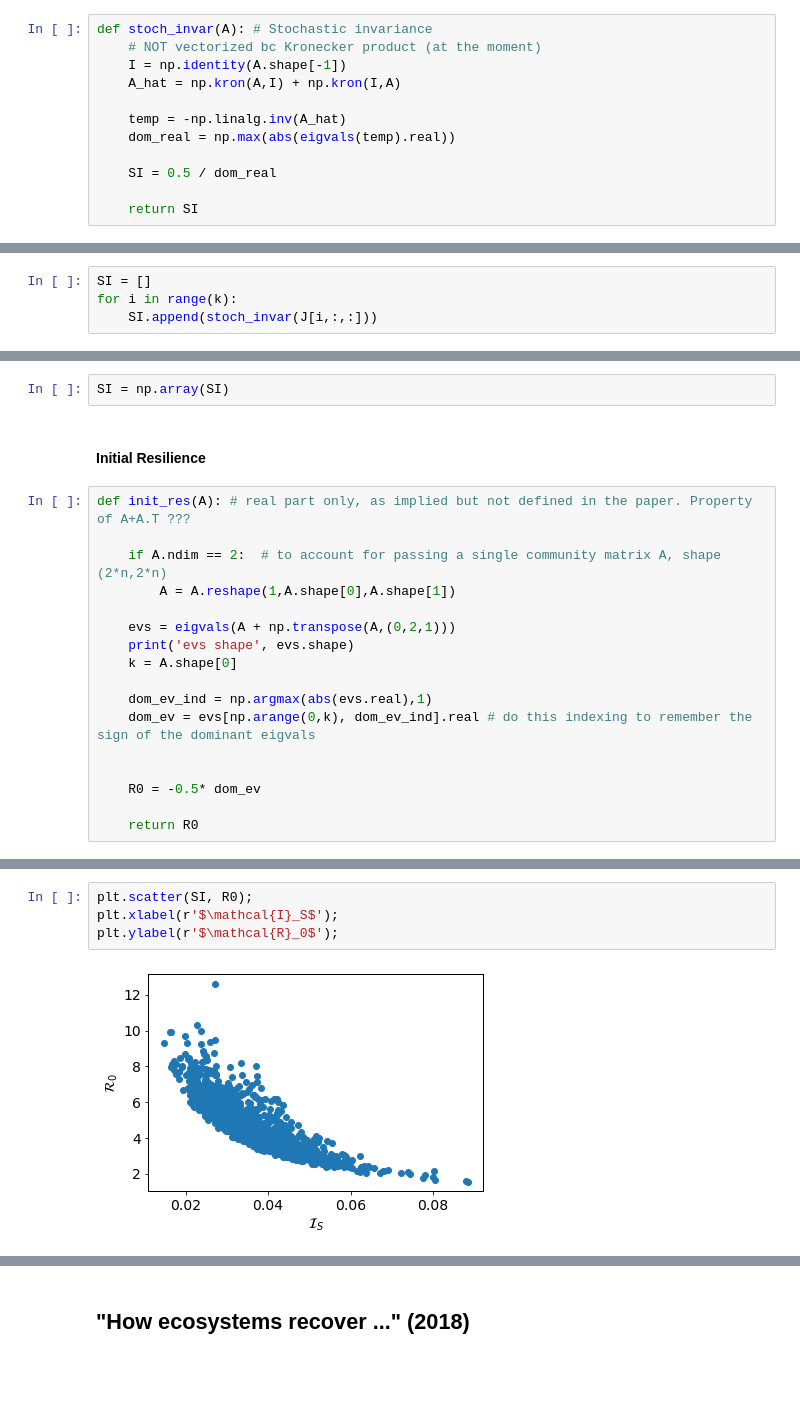
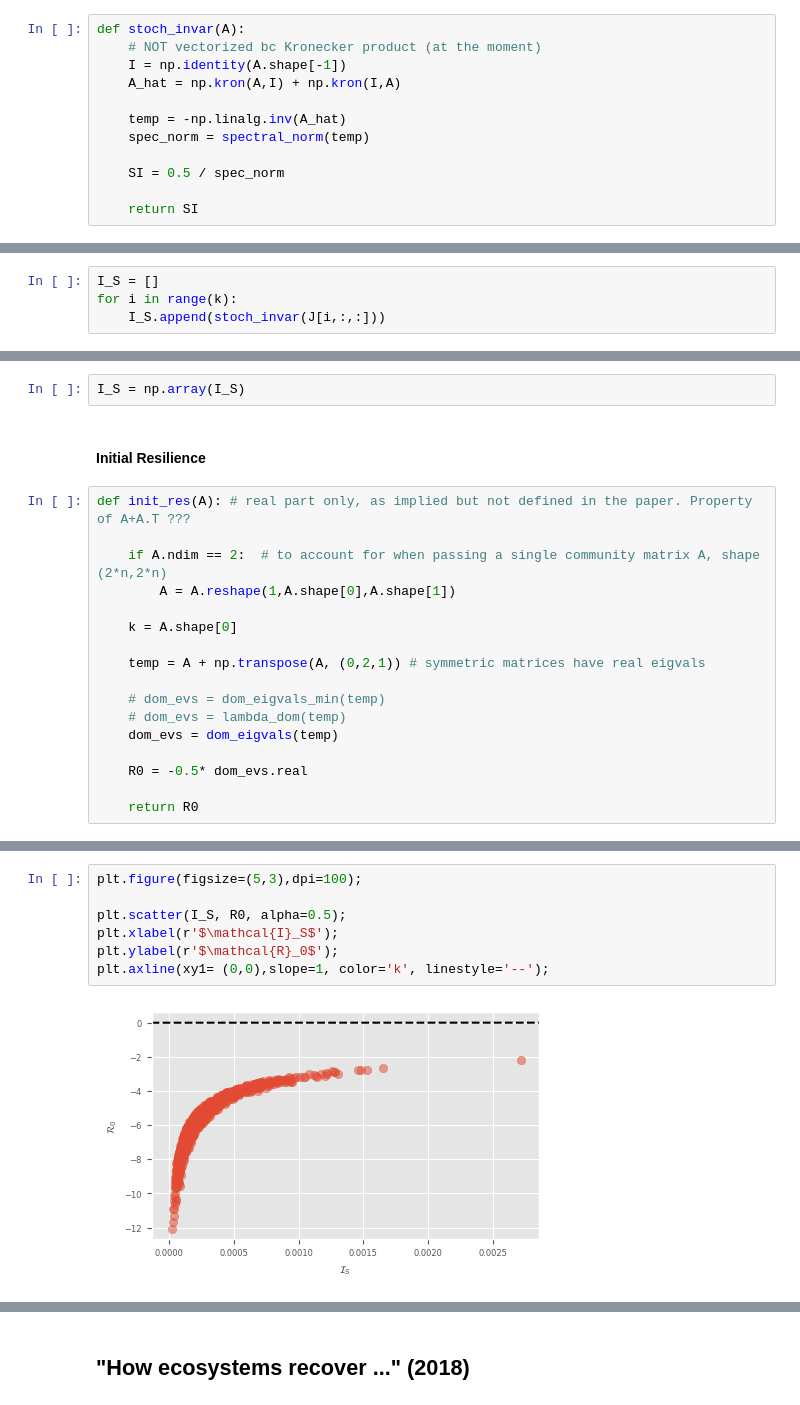
Before and after one commit to hnmns/Microbiome_Stability_Diversity, a Jupyter notebook: microbiome_stab_div.ipynb, the cells around one changed output, grey strips where cells are left out. Cells and saved outputs as stored; diff of their text form; blank space fills up the shorter version.

```diff
--- a/microbiome_stab_div.ipynb
+++ b/microbiome_stab_div.ipynb
@@ -937,12 +1086,12 @@ $$ \hat{A} = A \otimes I + I \otimes A $$
 # %%
-def stoch_invar(A): # Stochastic invariance
+def stoch_invar(A):
     # NOT vectorized bc Kronecker product (at the moment)
     I = np.identity(A.shape[-1])
     A_hat = np.kron(A,I) + np.kron(I,A)
 
     temp = -np.linalg.inv(A_hat)
-    dom_real = np.max(abs(eigvals(temp).real))
+    spec_norm = spectral_norm(temp)
 
-    SI = 0.5 / dom_real
+    SI = 0.5 / spec_norm
 
     return SI
@@ -954,5 +1098,5 @@ SI
 # %%
-SI = []
+I_S = []
 for i in range(k):
-    SI.append(stoch_invar(J[i,:,:]))
+    I_S.append(stoch_invar(J[i,:,:]))
 # %%
@@ -962,22 +1110,22 @@ len(SI)
 # %%
-SI = np.array(SI)
+I_S = np.array(I_S)
 # %% [markdown]
 #### Initial Resilience
 # %%
 def init_res(A): # real part only, as implied but not defined in the paper. Property of A+A.T ???
 
-    if A.ndim == 2:  # to account for passing a single community matrix A, shape (2*n,2*n)
+    if A.ndim == 2:  # to account for when passing a single community matrix A, shape (2*n,2*n)
         A = A.reshape(1,A.shape[0],A.shape[1])
 
-    evs = eigvals(A + np.transpose(A,(0,2,1)))
-    print('evs shape', evs.shape)
     k = A.shape[0]
 
-    dom_ev_ind = np.argmax(abs(evs.real),1)
-    dom_ev = evs[np.arange(0,k), dom_ev_ind].real # do this indexing to remember the sign of the dominant eigvals
+    temp = A + np.transpose(A, (0,2,1)) # symmetric matrices have real eigvals
 
+    # dom_evs = dom_eigvals_min(temp)
+    # dom_evs = lambda_dom(temp)
+    dom_evs = dom_eigvals(temp)
 
-    R0 = -0.5* dom_ev
+    R0 = -0.5* dom_evs.real
 
     return R0
 # %%
@@ -1018,9 +1146,12 @@ True
 # %%
-plt.scatter(SI, R0);
+plt.figure(figsize=(5,3),dpi=100);
+
+plt.scatter(I_S, R0, alpha=0.5);
 plt.xlabel(r'$\mathcal{I}_S$');
 plt.ylabel(r'$\mathcal{R}_0$');
+plt.axline(xy1= (0,0),slope=1, color='k', linestyle='--');
 # %% [output]
-[figure, old version]
+[figure, new version]
 # %%
 np.min(R0)
 # %% [output]
```
Also changed, not shown: parts of 201 cells of this notebook.
